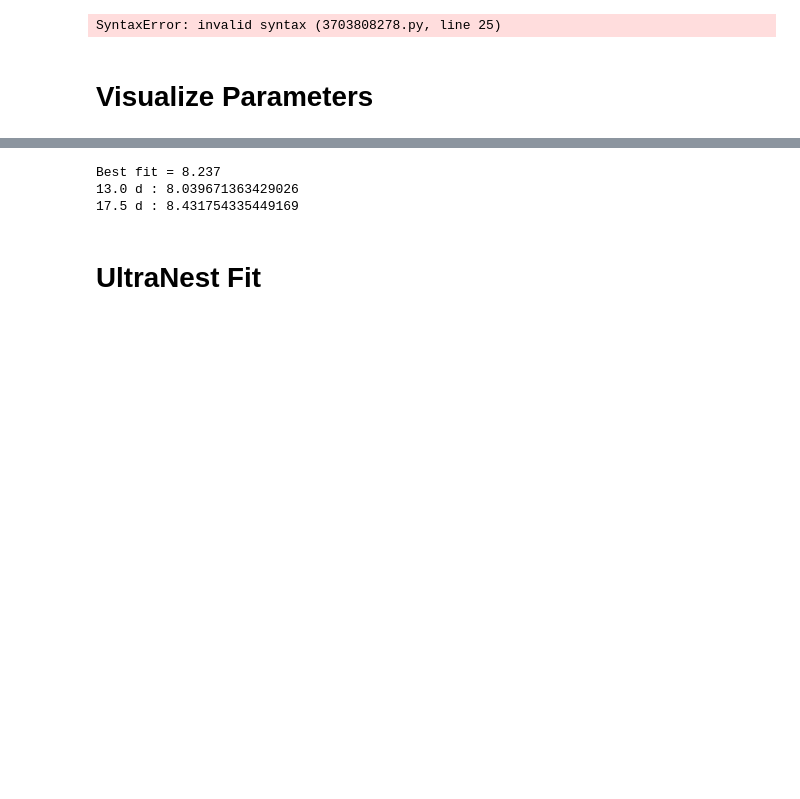
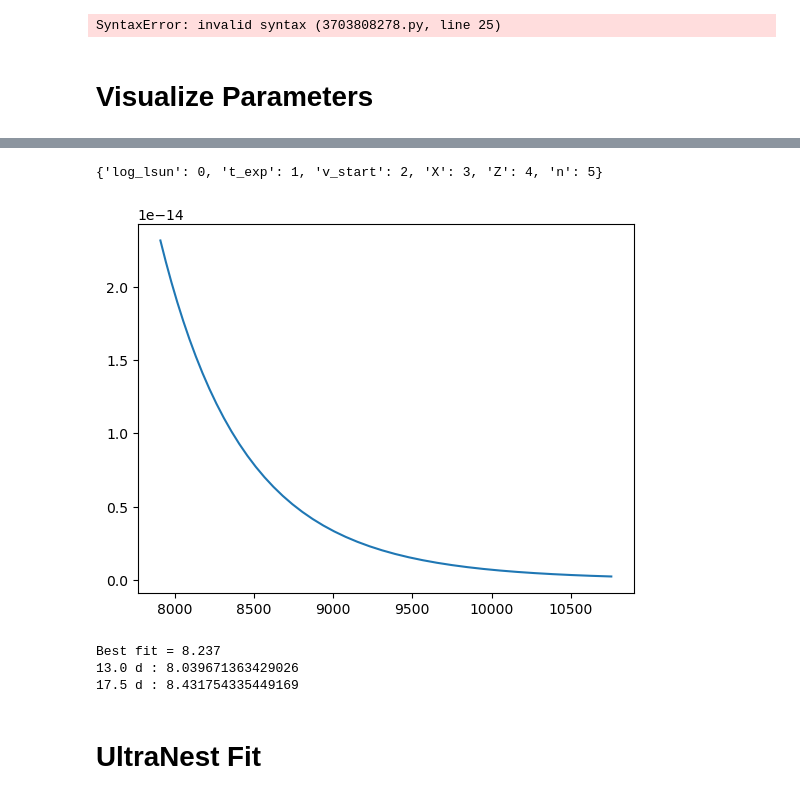
Before and after one commit to MichaelLukaszyk/iip-emulator, a Jupyter notebook: emulator/interpolator/interp.ipynb, the cells around one changed output, grey strips where cells are left out. Drawn from its saved outputs; the diff is of its cells as text; code cells hidden in the pictures; blank space fills up the shorter version.

```diff
--- a/emulator/interpolator/interp.ipynb
+++ b/emulator/interpolator/interp.ipynb
@@ -297,6 +304,7 @@ if 'v_start' in sampler_names:
     sampler_names = np.delete(sampler_names, sampler_indices['v_start'])
     del sampler_limits[sampler_indices['v_start']]
     removed_v_start = True
+sampler_input_indices = {value: index for index, value in enumerate(sampler_names)}
 # %%
 # Find hyperparameters
 if False:
@@ -635,3 +643,22 @@ plt.show()
+# %%
+print(sampler_input_indices)
+# %% [output]
+{'log_lsun': 0, 't_exp': 1, 'v_start': 2, 'X': 3, 'Z': 4, 'n': 5}
+# %%
+v_phot = util.calc_v_phot(t_exp=active_vals[sampler_input_indices['t_exp']], X=active_vals[sampler_input_indices['X']], n=active_vals[sampler_input_indices['n']])
+# v_outer = 3 * v_phot
+v_outer = util.calc_v_outer(v_phot=v_phot, n=active_vals[sampler_input_indices['n']])
+rho_0 = 1.948e-14
+v_0 = 8000.0
+log_start = 3.0
+velocities = np.logspace(log_start, np.log10(v_outer-v_phot+10**log_start), num=40+1) + v_phot - 10**log_start
+densities = rho_0 * (velocities / v_0)**(-active_vals[sampler_input_indices['n']])
+
+plt.figure()
+plt.plot(velocities, densities)
+show_active()
+# %% [output]
+[figure, added]
 # %%
 from astropy.constants import sigma_sb
 def blackbody_L(t_exp, T, v):
```
Also changed, not shown: parts of 9 cells of this notebook, 5 other files.
